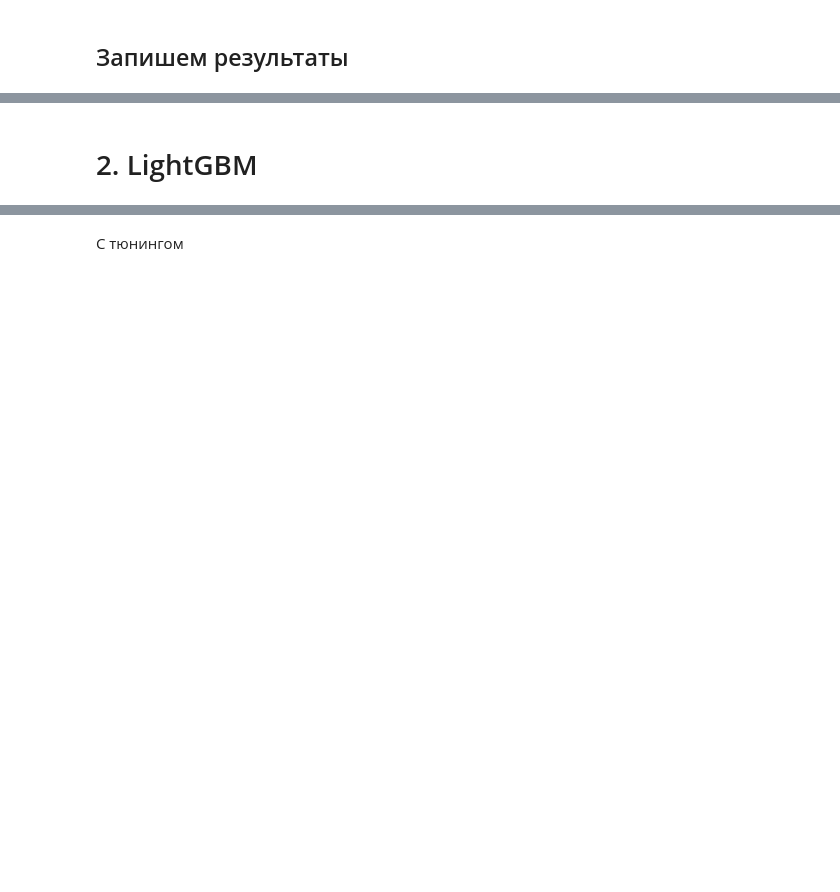
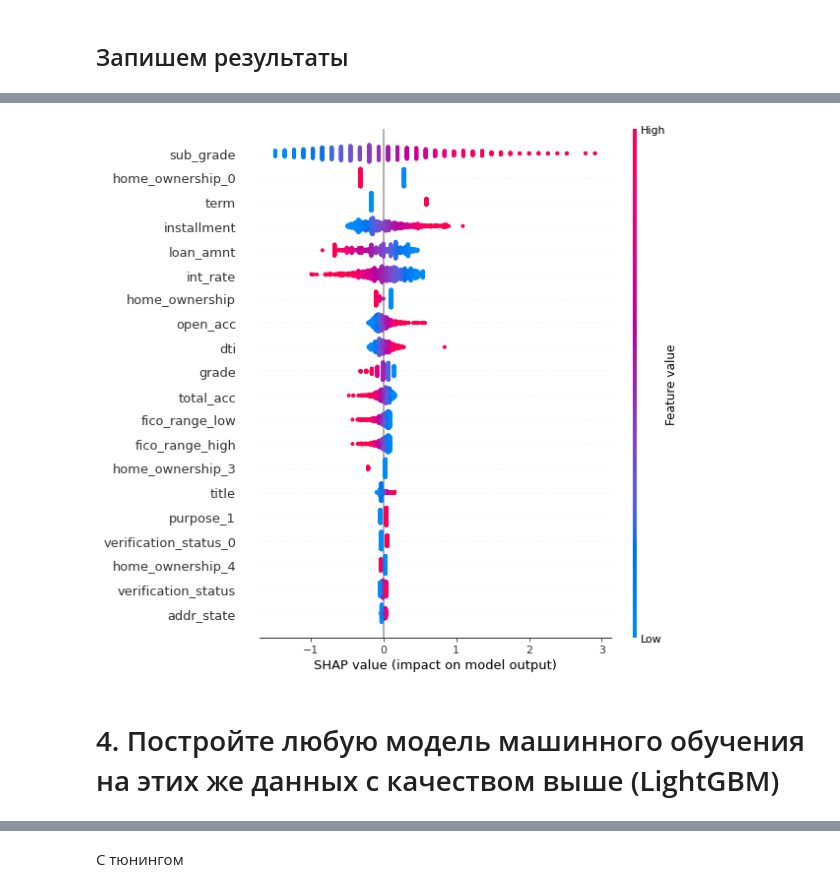
Before and after one commit to dmvavilov/RiskManagement, a Jupyter notebook: project_2/project_2.ipynb, the cells around one changed output, grey strips where cells are left out. Saved outputs shown, nothing was run; the diff lists cells and outputs as text; code cells hidden in the pictures; blank space fills up the shorter version.

```diff
--- a/project_2/project_2.ipynb
+++ b/project_2/project_2.ipynb
@@ -312,2 +321,0 @@ MEAN AUC-ROC - 0.58665
-# %% [markdown]
-# 2. LightGBM
@@ -314,3 +324,12 @@ MEAN AUC-ROC - 0.58665
+# %%
+sample = X_global_train.sample(1000)
+explainer = shap.Explainer(LR, sample)
+shap_values = explainer(sample)
+shap.summary_plot(shap_values, sample)
+# %% [output]
+[figure, added]
+# %% [markdown]
+# 4. Постройте любую модель машинного обучения на этих же данных с качеством выше (LightGBM)
 # %%
 df = pd.read_csv('accepted.csv', parse_dates =['issue_d'])
 cat = ['home_ownership', 'verification_status', 'purpose', 'title', 'zip_code',
```
Also changed, not shown: parts of 30 cells of this notebook.
